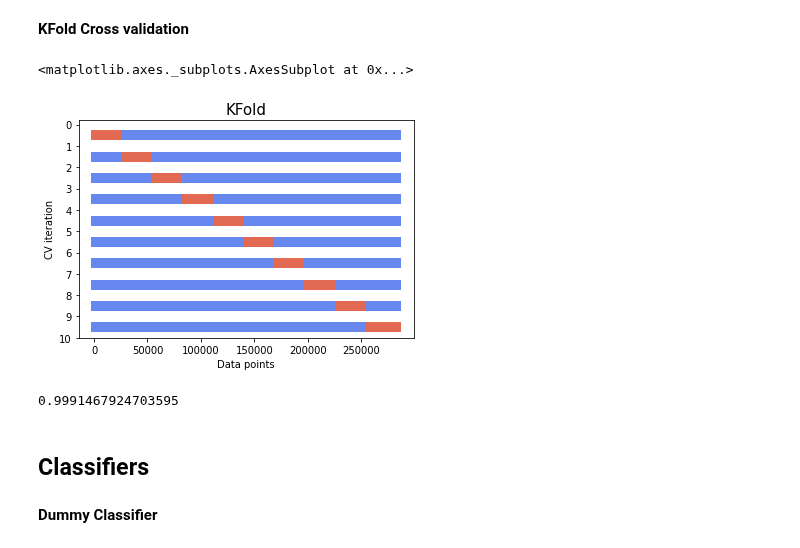
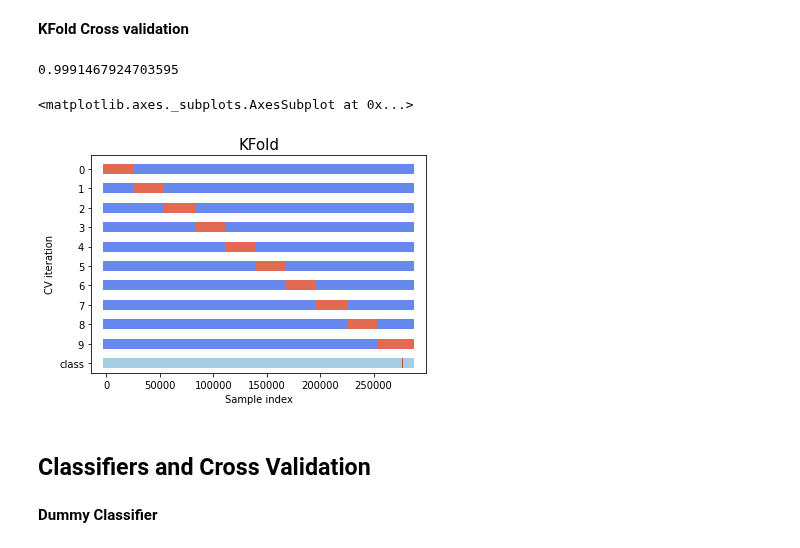
Before and after one commit to he16946/Data_Labs, a Jupyter notebook: Fraud.ipynb, the cells around one changed output. Drawn from its saved outputs; the diff is of its cells as text; code cells hidden in the pictures.

```diff
--- a/Fraud.ipynb
+++ b/Fraud.ipynb
@@ -81,41 +87,43 @@ stnd = StandardScaler()
 logit = LogisticRegression()
 pipeline = make_pipeline(stnd, logit)
 kf = KFold(n_splits = 10)
-# %%
-cmap_cv = plt.cm.coolwarm
-
-def plot_cv_indices(cv, X, y, ax, n_splits, lw=10):
-    """Create a sample plot for indices of a cross-validation object."""
-
-    # Generate the training/testing visualizations for each CV split
-    for ii, (tr, tt) in enumerate(cv.split(X=X, y=y)):
-        # Fill in indices with the training/test groups
-        indices = np.array([np.nan] * len(X))
-        indices[tt] = 1
-        indices[tr] = 0
-
-        ax.scatter(range(len(indices)), [ii + .5] * len(indices),
-                   c=indices, marker='_', lw=lw, cmap=cmap_cv,
-                   vmin=-.2, vmax=1.2)
-
-    ax.set(yticks=np.arange(n_splits+2),
-           xlabel='Data points', ylabel="CV iteration",
-           ylim=[n_splits, -.2])
-    ax.set_title('{}'.format(type(cv).__name__), fontsize=15)
-    return ax
-
-fig, ax = plt.subplots()
-plot_cv_indices(kf, x, y, ax, 10)
-# %% [output]
-<matplotlib.axes._subplots.AxesSubplot at 0x...>
-[figure, removed]
 # %%
 cv_results = cross_val_score(pipeline, x, y, cv=kf,scoring="accuracy", n_jobs=-1)
 cv_results.mean()
 # %% [output]
 0.9991467924703595
+# %%
+cmap_cv = plt.cm.coolwarm
+
+def plot_cv_indices(cv, X, y, ax, n_splits, lw=10):
+    # Generate the training/testing visualizations for each CV split
+    for ii, (tr, tt) in enumerate(cv.split(X=X, y=y)):
+        # Fill in indices with the training/test groups
+        indices = np.array([np.nan] * len(X))
+        indices[tt] = 1
+        indices[tr] = 0
+
+        ax.scatter(range(len(indices)), [ii + .5] * len(indices),
+                   c=indices, marker='_', lw=lw, cmap=cmap_cv,
+                   vmin=-.2, vmax=1.2)
+
+    ax.scatter(range(len(X)), [ii + 1.5] * len(X),
+               c=y, marker='_', lw=lw, cmap=cmap_data)
+
+    yticklabels = list(range(n_splits)) + ['class']
+    ax.set(yticks=np.arange(n_splits+1) + .5, yticklabels=yticklabels,
+           xlabel='Sample index', ylabel="CV iteration",
+           ylim=[n_splits+1, -.2])
+    ax.set_title('{}'.format(type(cv).__name__), fontsize=15)
+    return ax
+
+fig, ax = plt.subplots()
+plot_cv_indices(kf, x, y, ax, 10)
+# %% [output]
+<matplotlib.axes._subplots.AxesSubplot at 0x...>
+[figure, added]
 # %% [markdown]
-## Classifiers
+## Classifiers and Cross Validation
 # %% [markdown]
 **Dummy Classifier**
 # %%
```
Also changed, not shown: parts of 20 cells of this notebook.
